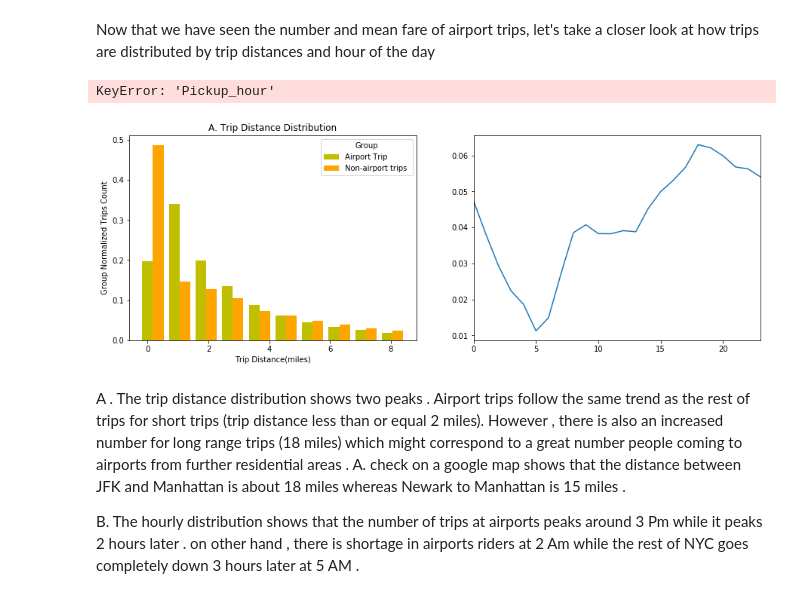
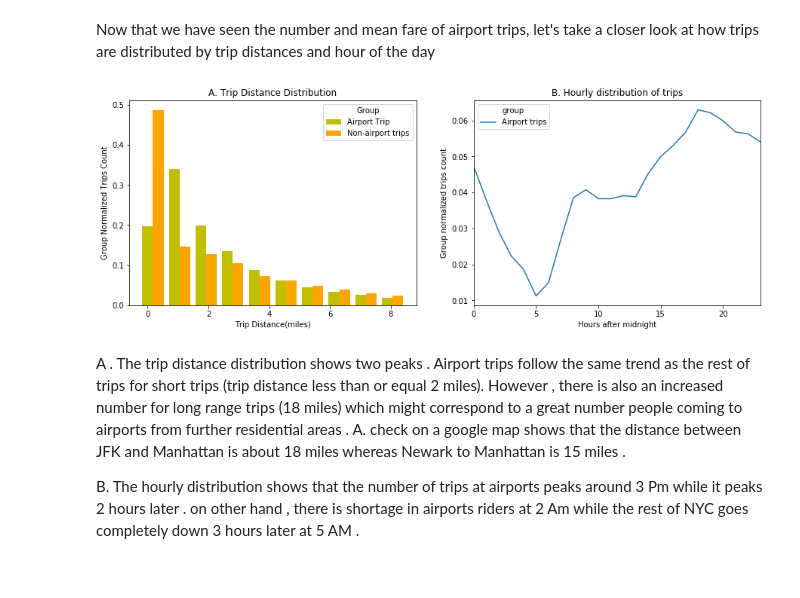
Before and after one commit to kayambi/Taxi_Cab_of_New_York, a Jupyter notebook: DataSet/LFS (Large FIle Storage ) working progress !!!!.ipynb, the cells around one changed output. Drawn from its saved outputs; the diff is of its cells as text; code cells hidden in the pictures.

```diff
--- a/DataSet/LFS (Large FIle Storage ) working progress !!!!.ipynb
+++ b/DataSet/LFS (Large FIle Storage ) working progress !!!!.ipynb
@@ -196,45 +191,46 @@ let's take a closer look at how trips are distributed by trip distances and hour
 # %%
 # Create a vector to contain Trip Distance .
 v1 = airports_trips.Trip_distance
 v2 = data.loc[~data.index.isin (v1.index),'Trip_distance'] # non- airport trips
 
 # remove outliers :
 # Exclude any data point located further than 2 standard deviations of the median point and histogram with 30 bins
 
 v1 = v1[~((v1-v1.mean()).abs()>2*v1.std())]
 v2 = v2[~((v2-v2.mean ()).abs()>2*v2.std())]
 
 # # Define Bins bounries.
 
 bins = np.histogram(v1, normed = True)[1]
 h1 = np.histogram(v1, bins = bins , normed = True)
 h2 = np.histogram(v2 , bins = bins , normed =True)
 
 # # plots distribution of trips distance normilized among groups
 
 fig,ax = plt.subplots(1,2,figsize = (15,5))
 w =.4 *(bins[1] - bins[0])
-ax[0].bar(bins[:-1], h1[0], alpha =1 , width = w, color = 'y')
-ax[0].bar(bins[:-1] + w, h2[0], alpha =1 , width = w, color = 'orange')
-ax[0].legend(['Airport Trip','Non-airport trips '] , loc = 'best', title = 'Group')
+ax[0].bar(bins[:-1], h1[0], alpha = 1 , width = w, color = 'y')
+ax[0].bar(bins[:-1] + w, h2[0], alpha = 1 , width = w, color = 'orange')
+ax[0].legend(['Airport Trip','Non-airport trips'] ,loc = 'best', title = 'Group')
 ax[0].set_xlabel('Trip Distance(miles)')
 ax[0].set_ylabel('Group Normalized Trips Count')
 ax[0].set_title('A. Trip Distance Distribution')
 
+airports_trips.Pickup_hour.value_counts(normalize=True).sort_index().plot(ax=ax[1])
+# data.loc[~data.index.isin(v1.index),'Pickup_hour'].value_counts(normalize=True).sort_index().plot(ax=ax[1])
+# data.loc[~data.index.isin(v1.index),'Pickup_hour'].value_counts(normalize=True).sort_index().plot(ax=ax[1])
+ax[1].set_xlabel('Hours after midnight')
+ax[1].set_ylabel('Group normalized trips count')
+ax[1].set_title('B. Hourly distribution of trips')
+ax[1].legend(['Airport trips','Non-airport trips'],loc='best',title='group')
+
+plt.savefig('Question3_2.jpeg',format='jpeg')
+plt.show()
+
+
 #  Plot Hour Distribution
-
-airports_trips.Pickup_hour.value_counts(normalize=True).sort_index().plot(ax=ax[1])
-data.loc[~data.index.isin(v1.index), 'Pickup_hour'].value_counts(normalize=True).sort_index().plot(ax=ax[1])
-# data.loc[~data.index.isin(v1.index),'Pickup_hour'].value_counts(normalize=True).sort_index().plot(ax=ax[1])
-# ax[1].set_xlabel('Hours after midnight')
-# ax[1].set_ylabel('Group normalized trips count')
-# ax[1].set_title('B. Hourly distribution of trips')
-# ax[1].legend(['Airport trips','Non-airport trips'],loc='best',title='group')
-# plt.savefig('Question3_2.jpeg',format='jpeg')
-# plt.show()
 # %% [output]
-KeyError: 'Pickup_hour'
-[figure, old version]
+[figure, new version]
 # %% [markdown]
 A . The trip distance distribution shows two peaks . Airport trips follow
 the same trend as the rest of trips for short trips (trip distance less than or equal 2 miles).
```
Also changed, not shown: parts of 11 cells of this notebook, 31 other files.
